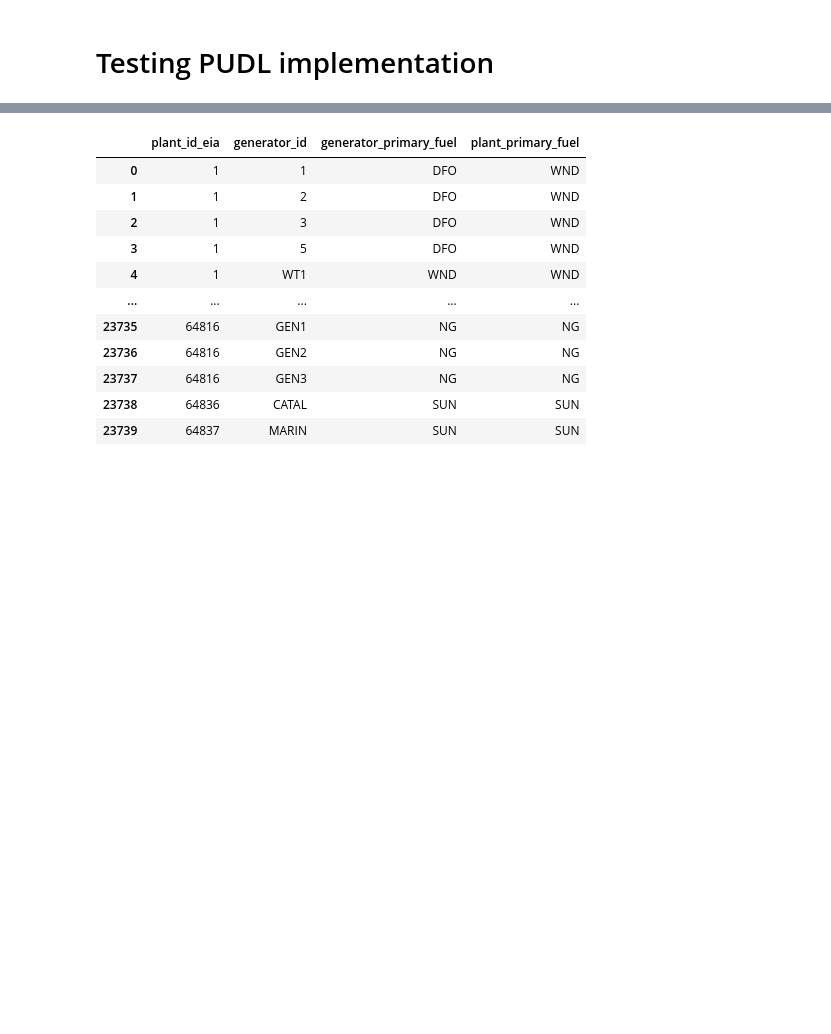
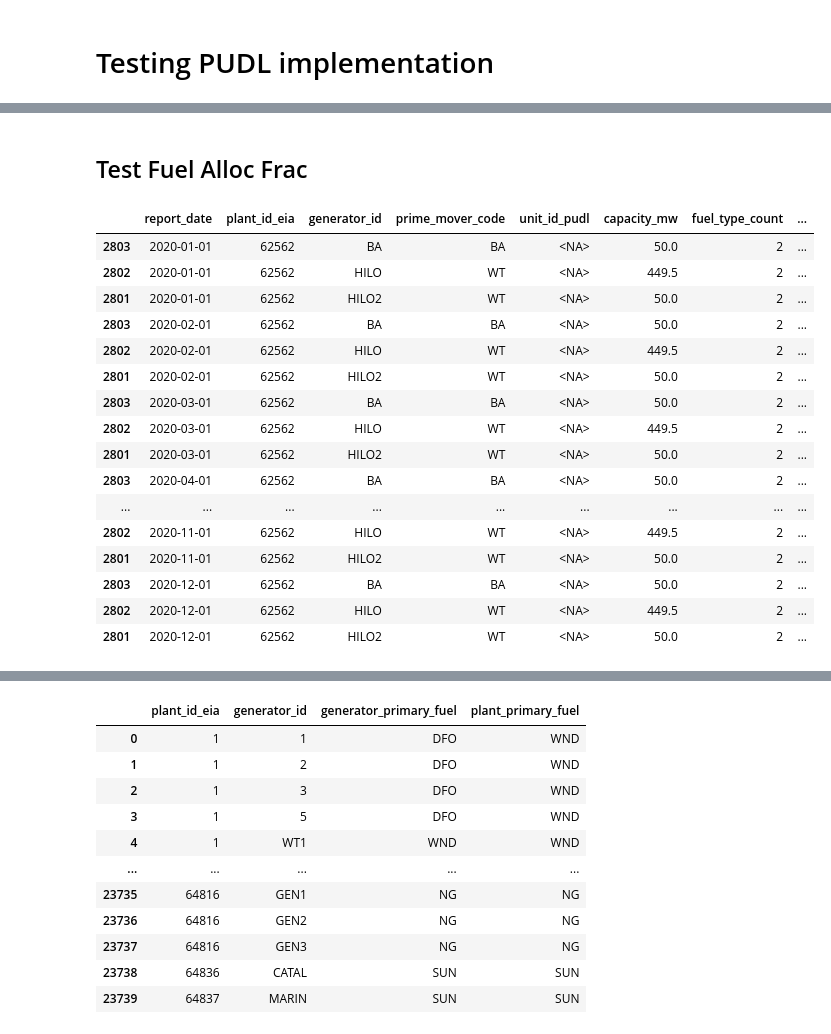
Before and after one commit to singularity-energy/open-grid-emissions, a Jupyter notebook: notebooks/test_distribute_923.ipynb, the cells around one changed output, grey strips where cells are left out. Cells and saved outputs as stored; diff of their text form; code cells hidden in the pictures; blank space fills up the shorter version.

```diff
--- a/notebooks/test_distribute_923.ipynb
+++ b/notebooks/test_distribute_923.ipynb
@@ -48,0 +30,2 @@ gen_allocated
+# %% [markdown]
+## Test Fuel Alloc Frac
@@ -48,0 +93,22 @@ gen_allocated
+# %%
+plant_id_to_investigate = 62562
+# %%
+gens[gens['plant_id_eia'] == plant_id_to_investigate]
+# %% [output]
+|  | report_date | plant_id_eia | generator_id | prime_mover_code | unit_id_pudl | capacity_mw | fuel_type_count | ... |
+| 2803 | 2020-01-01 | 62562 | BA | BA | <NA> | 50.0 | 2 | ... |
+| 2802 | 2020-01-01 | 62562 | HILO | WT | <NA> | 449.5 | 2 | ... |
+| 2801 | 2020-01-01 | 62562 | HILO2 | WT | <NA> | 50.0 | 2 | ... |
+| 2803 | 2020-02-01 | 62562 | BA | BA | <NA> | 50.0 | 2 | ... |
+| 2802 | 2020-02-01 | 62562 | HILO | WT | <NA> | 449.5 | 2 | ... |
+| 2801 | 2020-02-01 | 62562 | HILO2 | WT | <NA> | 50.0 | 2 | ... |
+| 2803 | 2020-03-01 | 62562 | BA | BA | <NA> | 50.0 | 2 | ... |
+| 2802 | 2020-03-01 | 62562 | HILO | WT | <NA> | 449.5 | 2 | ... |
+| 2801 | 2020-03-01 | 62562 | HILO2 | WT | <NA> | 50.0 | 2 | ... |
+| 2803 | 2020-04-01 | 62562 | BA | BA | <NA> | 50.0 | 2 | ... |
+| ... | ... | ... | ... | ... | ... | ... | ... | ... |
+| 2802 | 2020-11-01 | 62562 | HILO | WT | <NA> | 449.5 | 2 | ... |
+| 2801 | 2020-11-01 | 62562 | HILO2 | WT | <NA> | 50.0 | 2 | ... |
+| 2803 | 2020-12-01 | 62562 | BA | BA | <NA> | 50.0 | 2 | ... |
+| 2802 | 2020-12-01 | 62562 | HILO | WT | <NA> | 449.5 | 2 | ... |
+| 2801 | 2020-12-01 | 62562 | HILO2 | WT | <NA> | 50.0 | 2 | ... |
```
Also changed, not shown: parts of 12 cells of this notebook, 5 other files.
